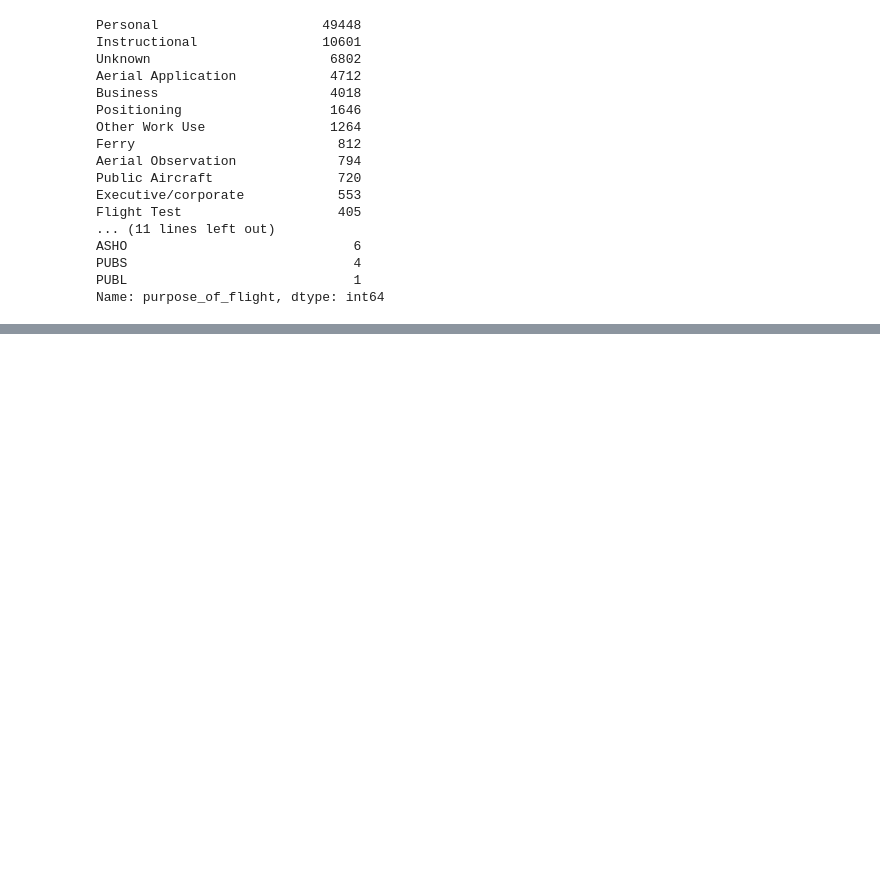
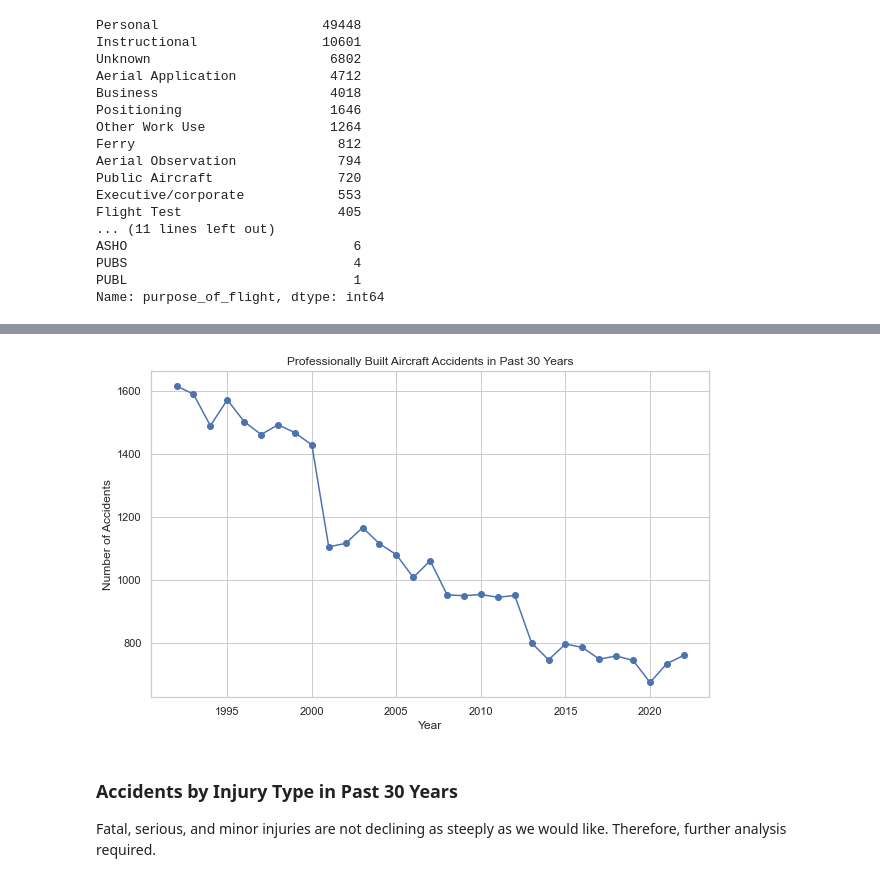
Before and after one commit to dangrosen/Aviation_Project, a Jupyter notebook: aviation_division_DRAFT.ipynb, the cells around one changed output, grey strips where cells are left out. Saved outputs shown, nothing was run; the diff lists cells and outputs as text; code cells hidden in the pictures; blank space fills up the shorter version.

```diff
--- a/aviation_division_DRAFT.ipynb
+++ b/aviation_division_DRAFT.ipynb
@@ -312,0 +323,28 @@ country_dict
+# %%
+# Create new filtered df with all companies
+new_filtered_df = aviation_df[(aviation_df["event_year"] >= 1992) &
+                          (aviation_df["purpose_of_flight"].isin(selected_purposes)) &
+                          (aviation_df["amateur_built"] == "No")]
+# %%
+prof_by_year = new_filtered_df.groupby('event_year').size().reset_index(name='accident_count')
+
+
+#Set the figure size
+plt.figure(figsize=(10, 6))
+
+#Create plot
+prof = plt.plot(prof_by_year['event_year'], prof_by_year['accident_count'], marker='o', linestyle='-')
+plt.xlabel('Year')
+plt.ylabel('Number of Accidents')
+plt.title('Professionally Built Aircraft Accidents in Past 30 Years')
+
+
+#Add grid lines
+plt.grid(True)
+plt.show()
+# %% [output]
+[figure, added]
+# %% [markdown]
+### Accidents by Injury Type in Past 30 Years
+
+Fatal, serious, and minor injuries are not declining as steeply as we would like. Therefore, further analysis required.
```
Also changed, not shown: parts of 52 cells of this notebook, 1 other file.
